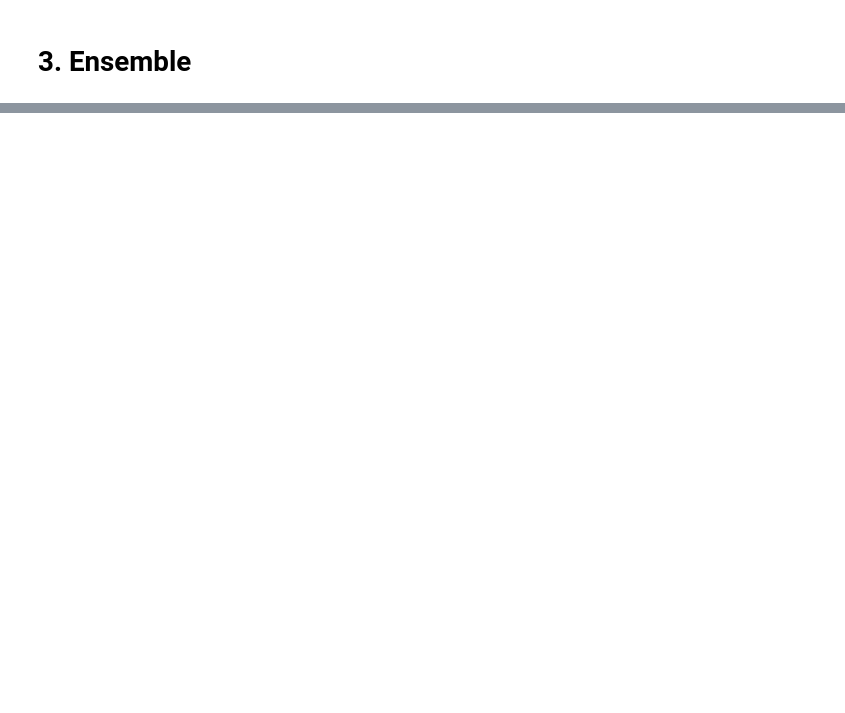
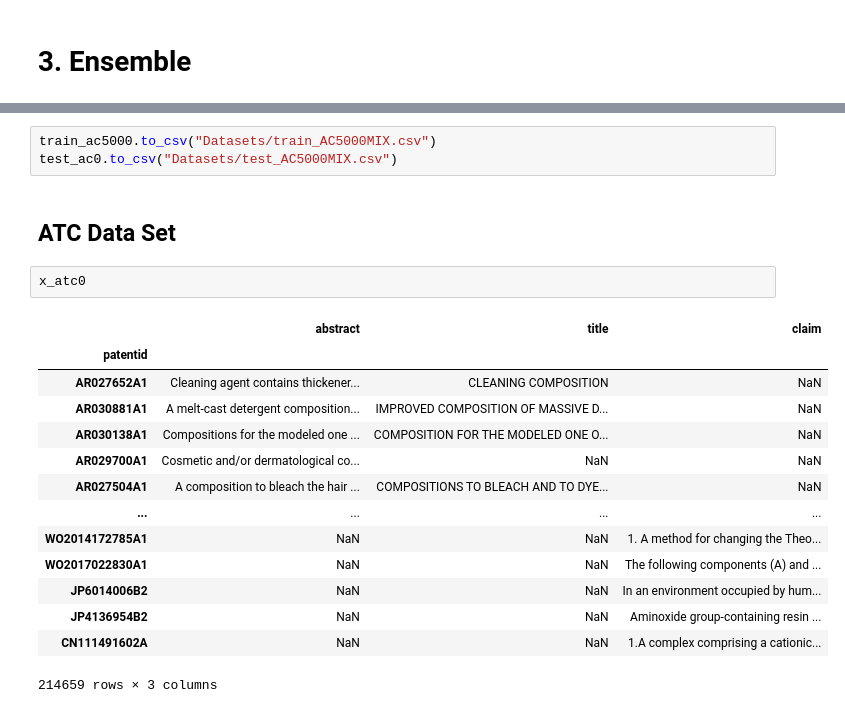
Before and after one commit to cdrc1103/MasterThesis, a Jupyter notebook: Experiments/MutiLabel/CreateDataset.ipynb, the cells around one changed output, grey strips where cells are left out. Cells and saved outputs as stored; diff of their text form; blank space fills up the shorter version.

```diff
--- a/Experiments/MutiLabel/CreateDataset.ipynb
+++ b/Experiments/MutiLabel/CreateDataset.ipynb
@@ -462,0 +850,22 @@ plt.grid()
+# %%
+train_ac5000.to_csv("Datasets/train_AC5000MIX.csv")
+test_ac0.to_csv("Datasets/test_AC5000MIX.csv")
+# %% [markdown]
+## ATC Data Set
+# %%
+x_atc0
+# %% [output]
+|  | abstract | title | claim |
+| patentid |  |  |  |
+| AR027652A1 | Cleaning agent contains thickener... | CLEANING COMPOSITION | NaN |
+| AR030881A1 | A melt-cast detergent composition... | IMPROVED COMPOSITION OF MASSIVE D... | NaN |
+| AR030138A1 | Compositions for the modeled one ... | COMPOSITION FOR THE MODELED ONE O... | NaN |
+| AR029700A1 | Cosmetic and/or dermatological co... | NaN | NaN |
+| AR027504A1 | A composition to bleach the hair ... | COMPOSITIONS TO BLEACH AND TO DYE... | NaN |
+| ... | ... | ... | ... |
+| WO2014172785A1 | NaN | NaN | 1. A method for changing the Theo... |
+| WO2017022830A1 | NaN | NaN | The following components (A) and ... |
+| JP6014006B2 | NaN | NaN | In an environment occupied by hum... |
+| JP4136954B2 | NaN | NaN | Aminoxide group-containing resin ... |
+| CN111491602A | NaN | NaN | 1.A complex comprising a cationic... |
+214659 rows × 3 columns
```
Also changed, not shown: parts of 60 cells of this notebook, 9 other files.
